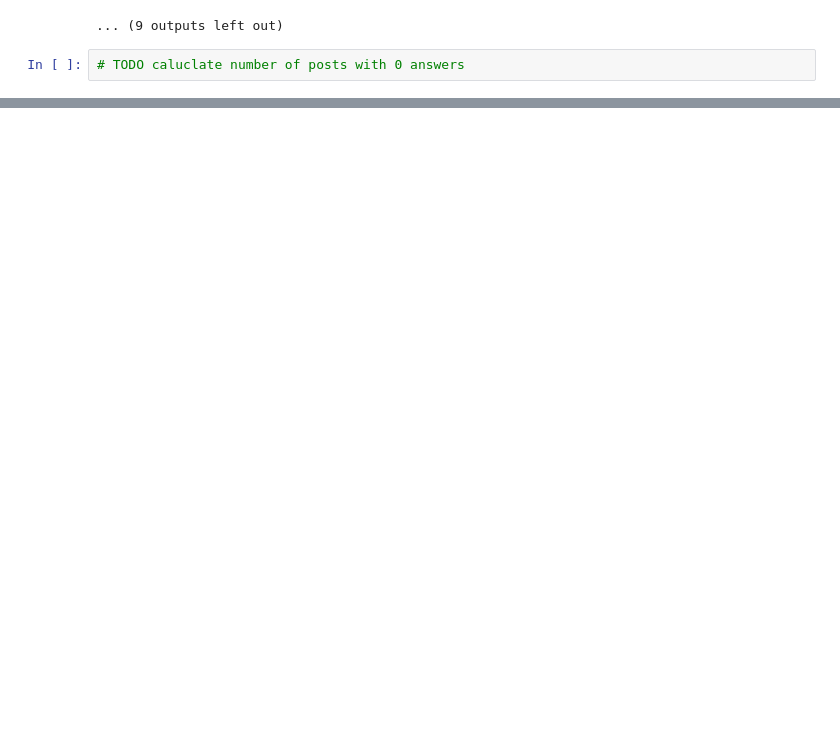
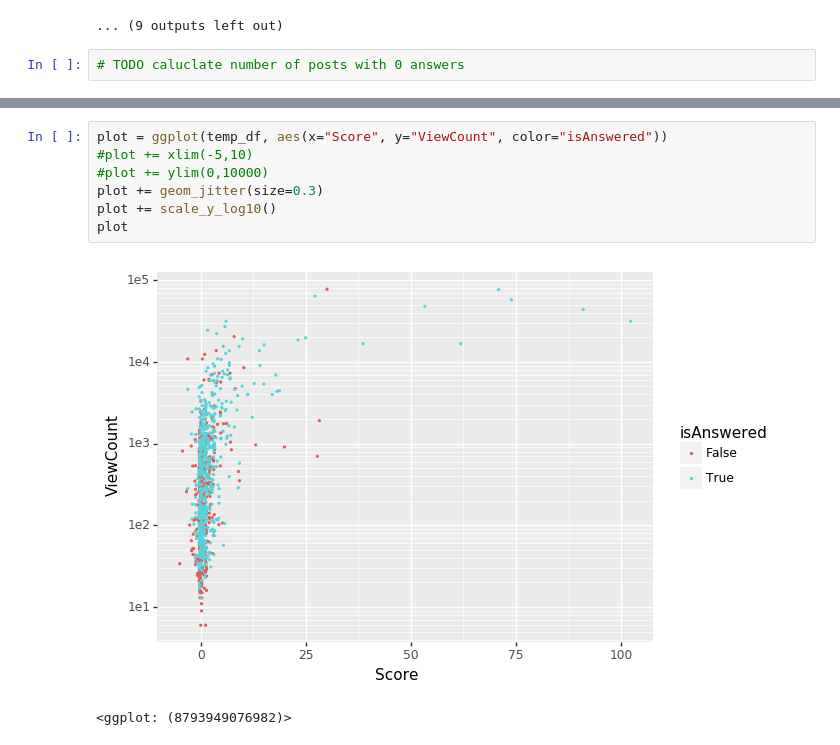
Before and after one commit to tabsoverspaces/bigdata_project, a Jupyter notebook: data_analysis.ipynb, the cells around one changed output, grey strips where cells are left out. Cells and saved outputs as stored; diff of their text form; blank space fills up the shorter version.

```diff
--- a/data_analysis.ipynb
+++ b/data_analysis.ipynb
@@ -76,0 +85,10 @@ TitleWordsCount
+# %%
+plot = ggplot(temp_df, aes(x="Score", y="ViewCount", color="isAnswered"))
+#plot += xlim(-5,10)
+#plot += ylim(0,10000)
+plot += geom_jitter(size=0.3)
+plot += scale_y_log10()
+plot
+# %% [output]
+[figure, added]
+<ggplot: (8793949076982)>
```
Also changed, not shown: parts of 4 cells of this notebook.
